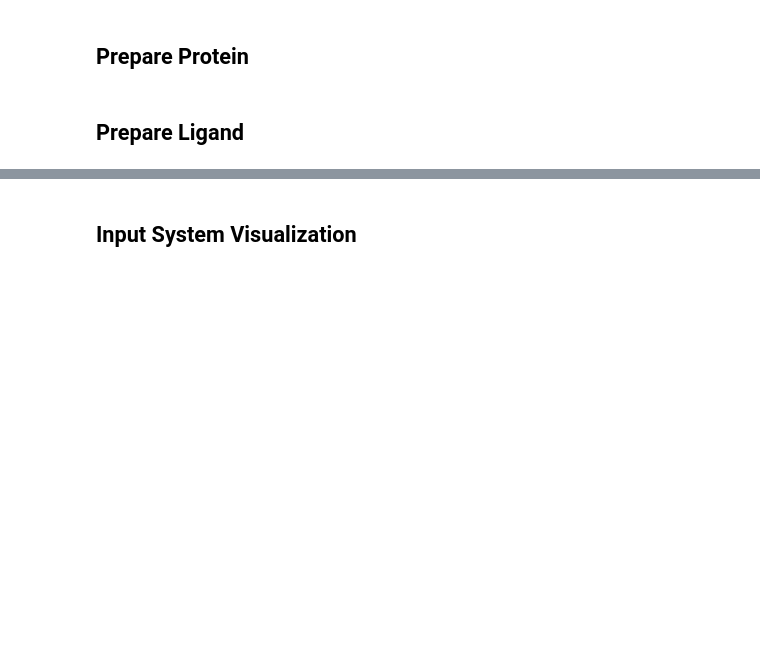
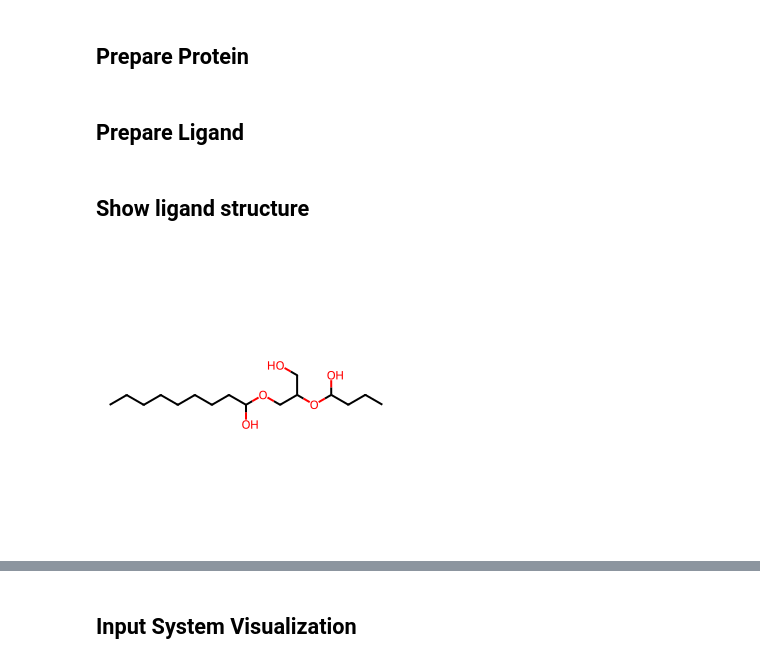
Before and after one commit to riquri/LoCoMock, a Jupyter notebook: LoCoMock_std.ipynb, the cells around one changed output, grey strips where cells are left out. Drawn from its saved outputs; the diff is of its cells as text; code cells hidden in the pictures; blank space fills up the shorter version.

```diff
--- a/LoCoMock_std.ipynb
+++ b/LoCoMock_std.ipynb
@@ -38,7 +41,7 @@ matplotlib.rcParams['pdf.fonttype'] = 42
 matplotlib.rcParams['ps.fonttype'] = 42
 matplotlib.rcParams['font.size'] = 10
 matplotlib.rcParams['figure.dpi'] = 300
-matplotlib.rcParams['font.family'] = "Helvetica"
+# matplotlib.rcParams['font.family'] = "Helvetica"
 
 matplotlib.rcParams.update({'figure.figsize': [83/25.4, 83/25.4]})
 # %% [markdown]
@@ -106,0 +114,9 @@ print(f"The logP of the target ligand is {Descriptors.MolLogP(mol)}")
+# %% [markdown]
+## Show ligand structure
+# %%
+mol_noH = Chem.MolFromPDBFile("./ligand.pdbqt")
+mol = Chem.RemoveHs(mol_noH)
+rdCoordGen.AddCoords(mol)
+Draw.MolToImage(mol)
+# %% [output]
+[figure, added]
```
Also changed, not shown: parts of 28 cells of this notebook.
